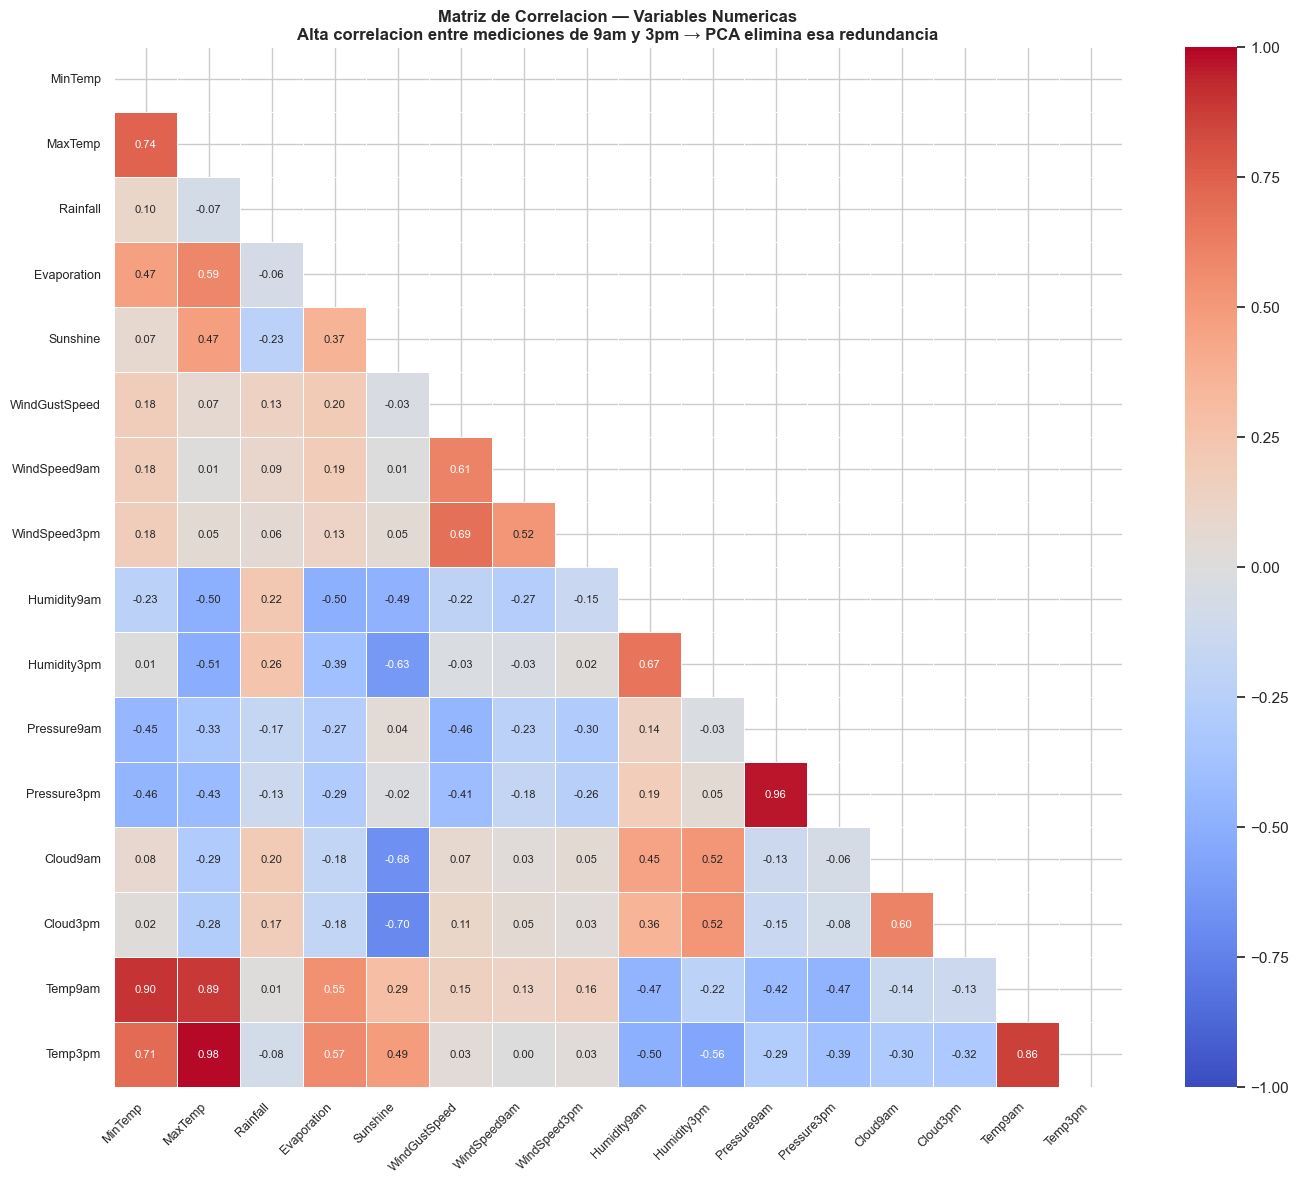
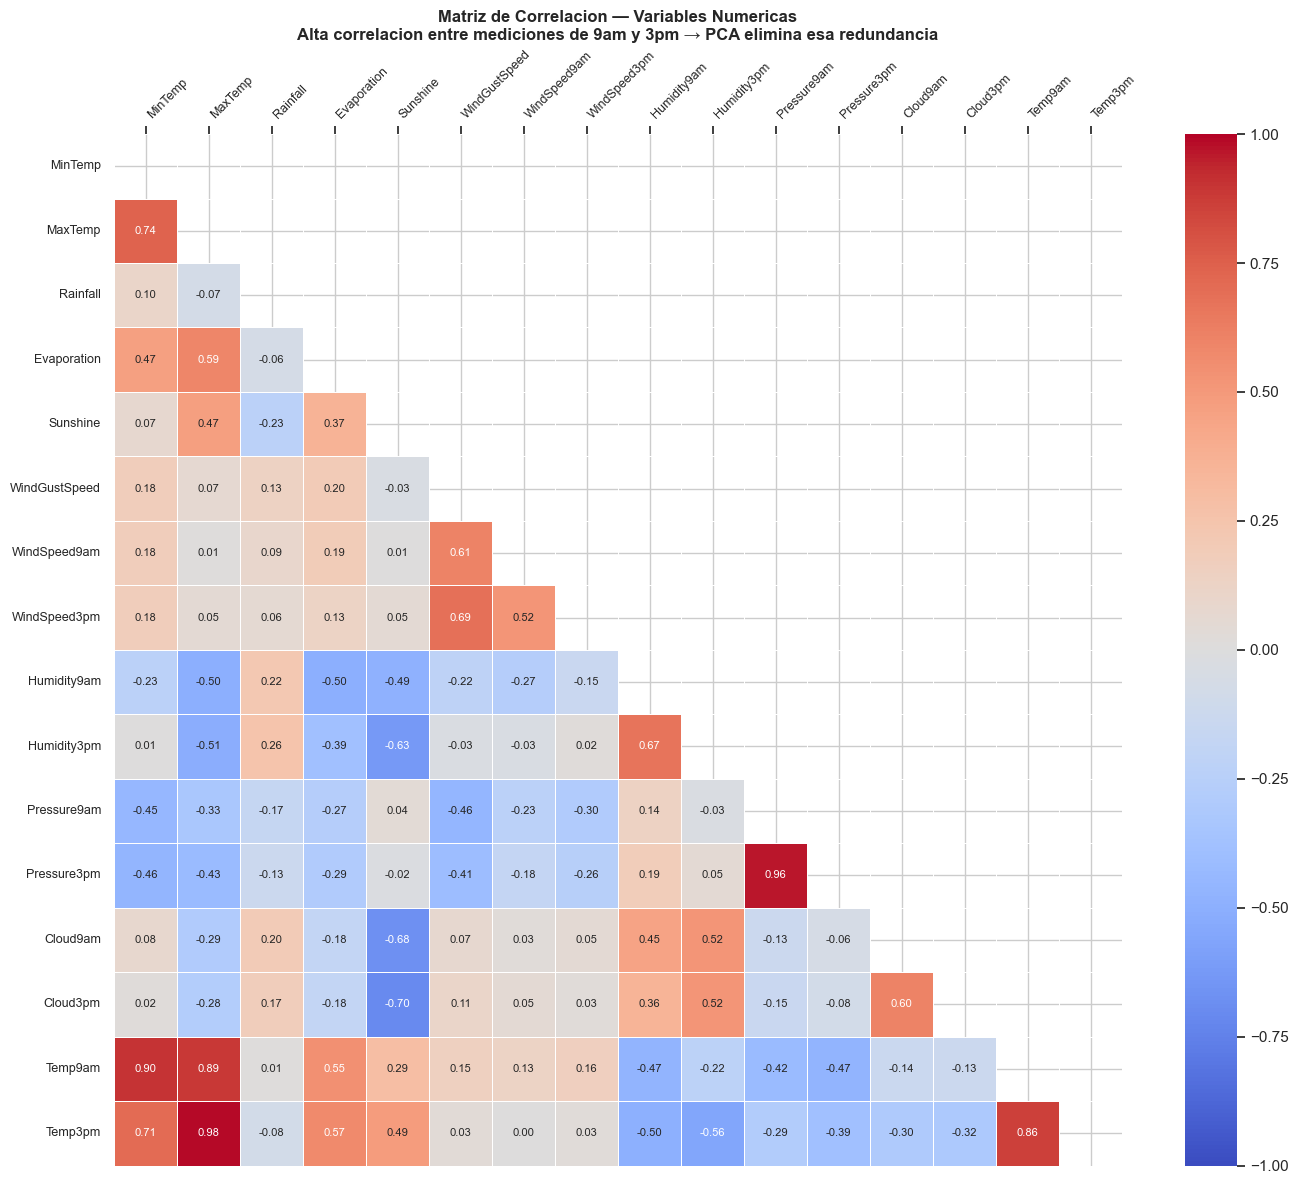
Code edit (unified diff) that turned the first committed figure into the second:
--- before
+++ after
@@ -9,5 +9,7 @@
              fontsize=12, fontweight='bold')
 # Etiquetas eje X a 45° para no tener que girar la cabeza
-ax.set_xticklabels(ax.get_xticklabels(), rotation=45, ha='right', fontsize=9)
+ax.xaxis.tick_top()
+ax.xaxis.set_label_position('top')
+ax.set_xticklabels(ax.get_xticklabels(), rotation=45, ha='left', fontsize=9)
 ax.set_yticklabels(ax.get_yticklabels(), rotation=0, fontsize=9)
 plt.tight_layout()

Commit: fix: etiquetas heatmap en la parte superior para mejor legibilidad